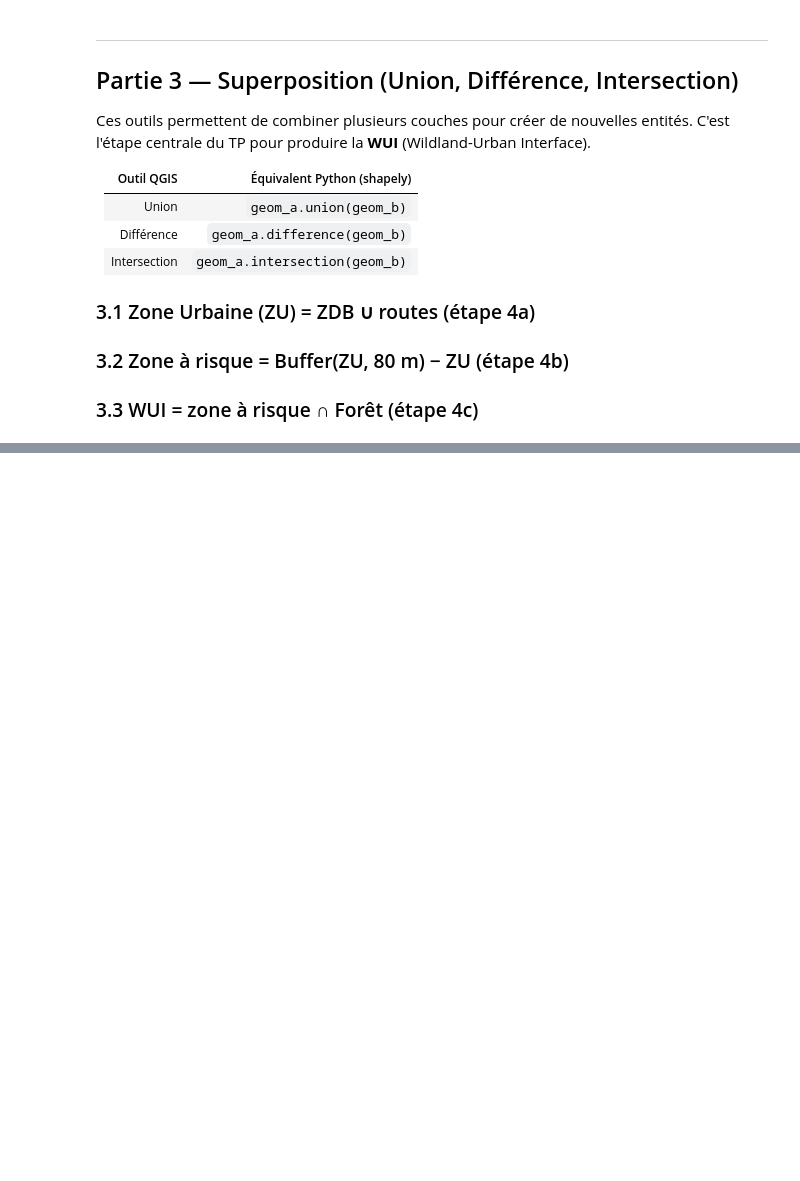
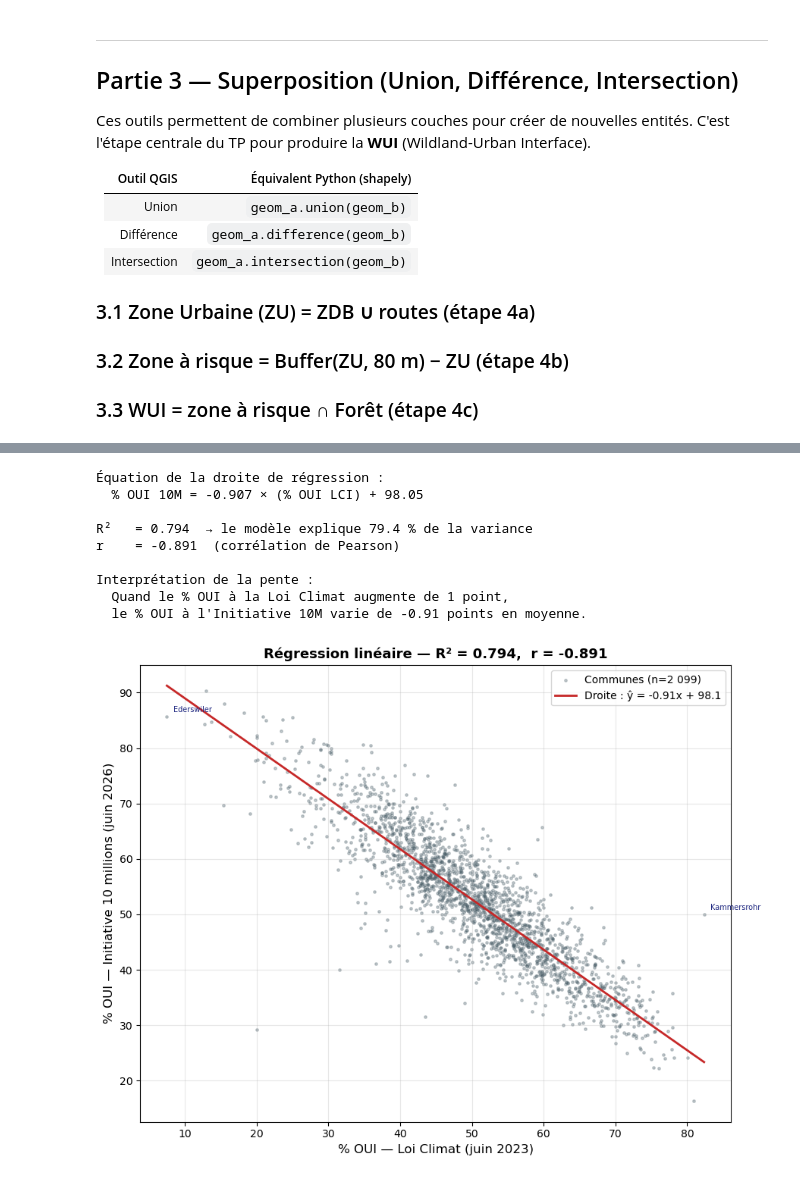
Before and after one commit to gse-unil/2026_Geoinformatique_II, a Jupyter notebook: tps/tp-py03.ipynb, the cells around one changed output, grey strips where cells are left out. Cells and saved outputs as stored; diff of their text form; code cells hidden in the pictures; blank space fills up the shorter version.

Commit message:
regression tp03

```diff
--- a/tps/tp-py03.ipynb
+++ b/tps/tp-py03.ipynb
@@ -864,0 +561,64 @@ Régression linéaire — population ~ nombre de bâtiments
+# %%
+from sklearn.linear_model import LinearRegression
+from sklearn.metrics import r2_score
+
+X_reg = df[['oui_pct_lci']].values   # feature : % OUI Loi Climat
+y_reg = df['oui_pct_m10'].values     # cible   : % OUI Initiative 10M
+
+model = LinearRegression()
+model.fit(X_reg, y_reg)
+
+a = model.coef_[0]        # pente
+b = model.intercept_      # intercept
+y_pred = model.predict(X_reg)
+r2 = r2_score(y_reg, y_pred)
+
+print(f"Équation de la droite de régression :")
+print(f"  % OUI 10M = {a:.3f} × (% OUI LCI) + {b:.2f}")
+print()
+print(f"R²   = {r2:.3f}  → le modèle explique {r2*100:.1f} % de la variance")
+print(f"r    = {r2**0.5 * (1 if a > 0 else -1):.3f}  (corrélation de Pearson)")
+print()
+print(f"Interprétation de la pente :")
+print(f"  Quand le % OUI à la Loi Climat augmente de 1 point,")
+print(f"  le % OUI à l'Initiative 10M varie de {a:+.2f} points en moyenne.")
+
+# -------------------------------------------------------
+# Nuage de points + droite de régression
+# -------------------------------------------------------
+x_line = np.linspace(df['oui_pct_lci'].min(), df['oui_pct_lci'].max(), 200)
+y_line = a * x_line + b
+
+fig, ax = plt.subplots(figsize=(9, 7))
+ax.scatter(df['oui_pct_lci'], df['oui_pct_m10'],
+           s=6, alpha=0.30, color='#455a64', label='Communes (n=2 099)')
+ax.plot(x_line, y_line, color='#c62828', linewidth=2,
+        label=f'Droite : ŷ = {a:.2f}x + {b:.1f}')
+ax.set_xlabel('% OUI — Loi Climat (juin 2023)', fontsize=12)
+ax.set_ylabel('% OUI — Initiative 10 millions (juin 2026)', fontsize=12)
+ax.set_title(f'Régression linéaire — R² = {r2:.3f},  r = {r:.3f}',
+             fontsize=13, fontweight='bold')
+ax.legend(fontsize=10)
+ax.grid(True, alpha=0.3)
+
+# Annotations des deux extrêmes
+top_lci = df.nlargest(1, 'oui_pct_lci').iloc[0]
+low_lci = df.nsmallest(1, 'oui_pct_lci').iloc[0]
+for row in [top_lci, low_lci]:
+    ax.annotate(row['region_name'],
+                xy=(row['oui_pct_lci'], row['oui_pct_m10']),
+                xytext=(6, 4), textcoords='offset points', fontsize=7, color='#1a237e')
+
+plt.tight_layout()
+plt.show()
+# %% [output]
+Équation de la droite de régression :
+  % OUI 10M = -0.907 × (% OUI LCI) + 98.05
+
+R²   = 0.794  → le modèle explique 79.4 % de la variance
+r    = -0.891  (corrélation de Pearson)
+
+Interprétation de la pente :
+  Quand le % OUI à la Loi Climat augmente de 1 point,
+  le % OUI à l'Initiative 10M varie de -0.91 points en moyenne.
+[figure, added]
```
Also changed, not shown: parts of 32 cells of this notebook, 2 other files.
